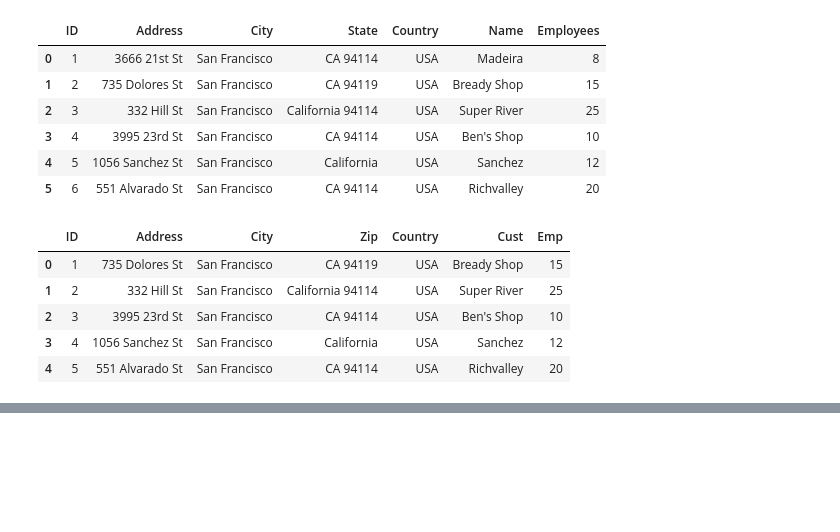
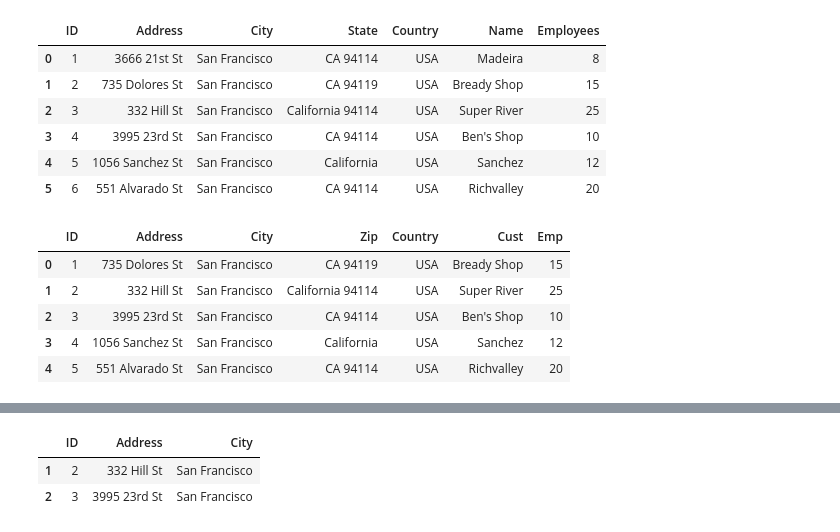
Before and after one commit to TareqJudehGithub/Ardit_Sulce_Udemy, a Jupyter notebook: Python_Mega/sec13_SCV_JSON_Exc/practice.ipynb, the cells around one changed output, grey strips where cells are left out. Drawn from its saved outputs; the diff is of its cells as text; code cells hidden in the pictures; blank space fills up the shorter version.

```diff
--- a/Python_Mega/sec13_SCV_JSON_Exc/practice.ipynb
+++ b/Python_Mega/sec13_SCV_JSON_Exc/practice.ipynb
@@ -122,0 +125,9 @@ data
+# %%
+# filtering data using labeling
+
+# accessing a range of rows:
+data.loc[1: 2, "ID": "City"]
+# %% [output]
+|  | ID | Address | City |
+| 1 | 2 | 332 Hill St | San Francisco |
+| 2 | 3 | 3995 23rd St | San Francisco |
```
Also changed, not shown: parts of 7 cells of this notebook, 30 other files.
